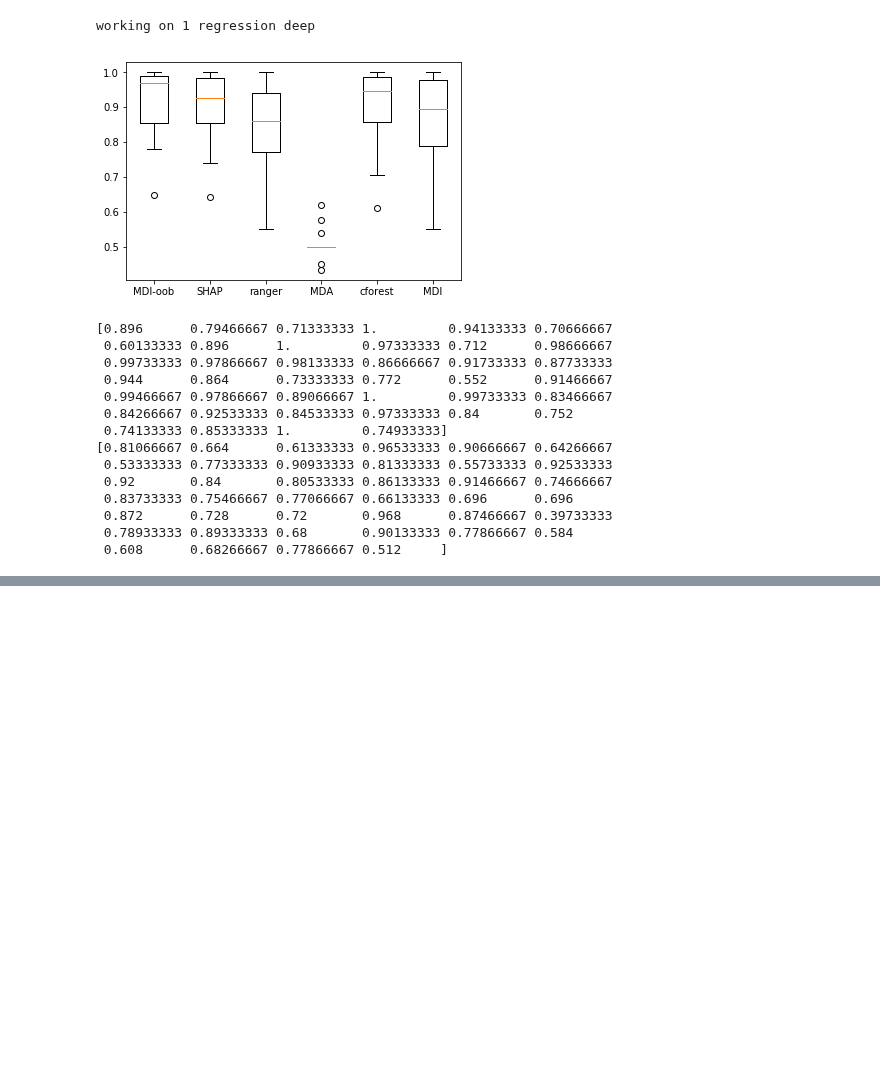
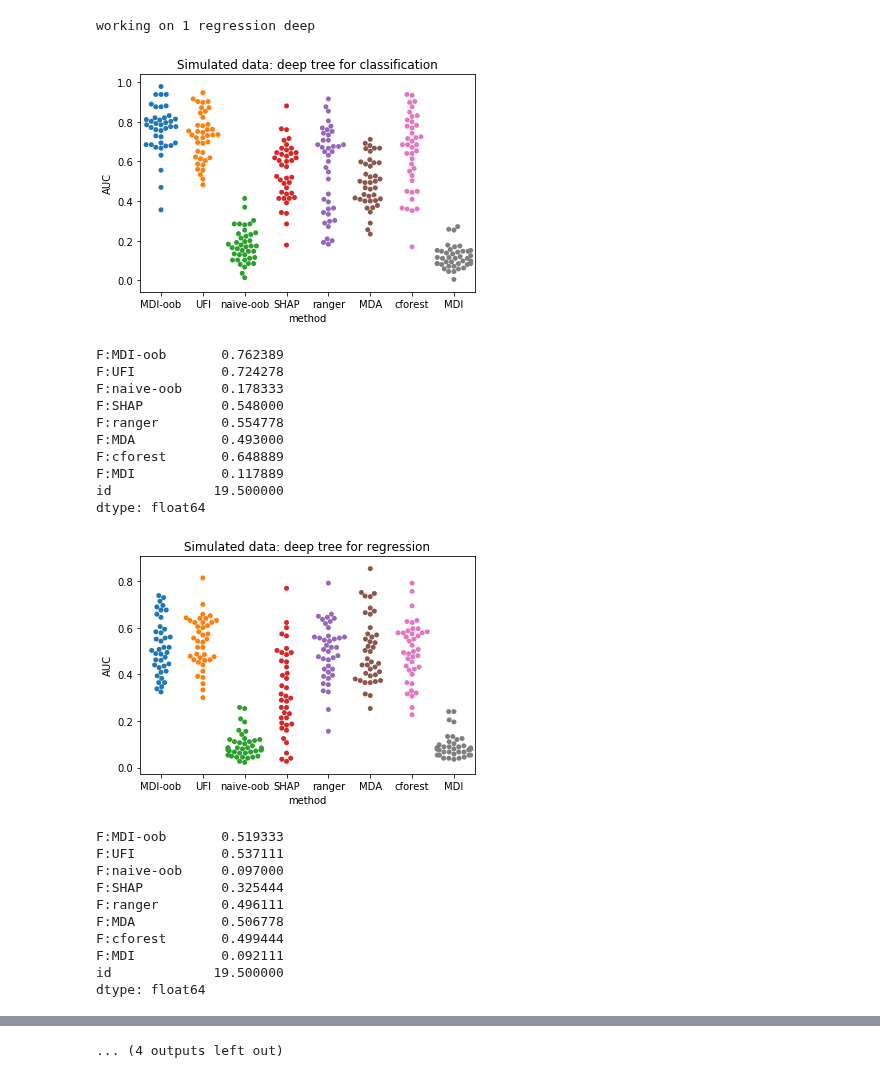
Before and after one commit to shifwang/paper-debiased-feature-importance, a Jupyter notebook: simulations/05_simulations_for_noisy_feature_identification.ipynb, the cells around one changed output, grey strips where cells are left out. Drawn from its saved outputs; the diff is of its cells as text; code cells hidden in the pictures; blank space fills up the shorter version.

Commit message:
added comparisons with two other methods and add beeswarm plots

```diff
--- a/simulations/05_simulations_for_noisy_feature_identification.ipynb
+++ b/simulations/05_simulations_for_noisy_feature_identification.ipynb
@@ -81,33 +82,52 @@ working on 1 classification deep
 working on 1 classification shallow
 working on 1 regression deep
 # %%
-problem = 'classification'
-num = 1
-tree_depth = 'shallow'
-tmp = np.load('../intermediate/04_aggregate/{}{}/new_results_{}.npz'.format(problem, num, tree_depth))
-debiased, gini, SHAP, mda = [tmp[x] for x in list(tmp)]
-tmp2 = pd.read_csv('../intermediate/04_aggregate_R/auc_df_{}{}_{}.csv'.format(problem, num, tree_depth))
-gini_R, ranger, cforest = np.array(tmp2.iloc[:, 1]), np.array(tmp2.iloc[:, 2]), np.array(tmp2.iloc[:, 3])
-gini_R, ranger, cforest
-out = np.array([debiased, SHAP,ranger, mda, cforest, gini]).T
-plt.boxplot(out)
-plt.xticks(list(range(1, 7)), ['MDI-oob', 'SHAP', 'ranger', 'MDA', 'cforest', 'MDI'])
-plt.show()
-print(gini)
-print(gini_R)
+a = ['', 'ChiP', 'Simulated']
+for tree_depth in ['deep', 'shallow']:
+    for num in [2, 1]:
+        for problem in ['classification', 'regression']:
+            tmp = np.load('../intermediate/04_aggregate/{}{}/results_{}.npz'.format(problem, num, tree_depth))
+            tmp2 = np.load('../intermediate/04_aggregate/{}{}/add_new_results_{}.npz'.format(problem, num, tree_depth))
+            tmp3 = np.load('../intermediate/04_aggregate/{}{}/add_new_naive_results_{}.npz'.format(problem, num, tree_depth))
+            debiased, gini, SHAP, mda = [tmp[x] for x in list(tmp)]
+            new_gini, ufi = [tmp2[x] for x in list(tmp2)]
+            _, naive = [tmp3[x] for x in list(tmp3)]
+            tmp2 = pd.read_csv('../intermediate/04_aggregate_R_max_features_10/auc_df_{}{}_{}.csv'.format(problem, num, tree_depth))
+            gini_R, ranger, cforest = np.array(tmp2.iloc[:, 1]), np.array(tmp2.iloc[:, 2]), np.array(tmp2.iloc[:, 3])
+            out = np.array([debiased, ufi, naive, SHAP,ranger, mda, cforest, gini]).T
+            #sn.swarmplot(out)
+            to_plot = pd.DataFrame(out, columns=['F:MDI-oob', 'F:UFI', 'F:naive-oob', 'F:SHAP', 'F:ranger', 'F:MDA', 'F:cforest', 'F:MDI'])
+            to_plot['id'] = to_plot.index
+            df = pd.wide_to_long(to_plot, "F", i='id', j='method', sep=':',suffix='\D+').reset_index()
+            sn.swarmplot(x='method', y = 'F', data=df)
+            plt.title('{} data: {} tree for {}'.format(a[num], tree_depth, problem))
+            #plt.xticks(list(range(1, 9)), ['MDI-oob', 'SHAP', 'ranger', 'MDA', 'cforest', 'MDI', 'new_gini', 'ufi'])
+            plt.ylabel('AUC')
+            plt.show()
+
+            print(np.mean(to_plot))
+            #print(gini)
+            #print(gini_R)
 # %% [output]
-[figure, old version]
+[figure, new version]
-[0.896      0.79466667 0.71333333 1.         0.94133333 0.70666667
- 0.60133333 0.896      1.         0.97333333 0.712      0.98666667
- 0.99733333 0.97866667 0.98133333 0.86666667 0.91733333 0.87733333
- 0.944      0.864      0.73333333 0.772      0.552      0.91466667
- 0.99466667 0.97866667 0.89066667 1.         0.99733333 0.83466667
- 0.84266667 0.92533333 0.84533333 0.97333333 0.84       0.752
- 0.74133333 0.85333333 1.         0.74933333]
-[0.81066667 0.664      0.61333333 0.96533333 0.90666667 0.64266667
- 0.53333333 0.77333333 0.90933333 0.81333333 0.55733333 0.92533333
- 0.92       0.84       0.80533333 0.86133333 0.91466667 0.74666667
- 0.83733333 0.75466667 0.77066667 0.66133333 0.696      0.696
- 0.872      0.728      0.72       0.968      0.87466667 0.39733333
- 0.78933333 0.89333333 0.68       0.90133333 0.77866667 0.584
- 0.608      0.68266667 0.77866667 0.512     ]
+F:MDI-oob       0.762389
+F:UFI           0.724278
+F:naive-oob     0.178333
+F:SHAP          0.548000
+F:ranger        0.554778
+F:MDA           0.493000
+F:cforest       0.648889
+F:MDI           0.117889
+id             19.500000
+dtype: float64
+[figure, added]
+F:MDI-oob       0.519333
+F:UFI           0.537111
+F:naive-oob     0.097000
+F:SHAP          0.325444
+F:ranger        0.496111
+F:MDA           0.506778
+F:cforest       0.499444
+F:MDI           0.092111
+id             19.500000
+dtype: float64
@@ -113,0 +178 @@ print(gini_R)
+... (4 outputs left out)
```
Also changed, not shown: parts of 5 cells of this notebook, 8 other files.
